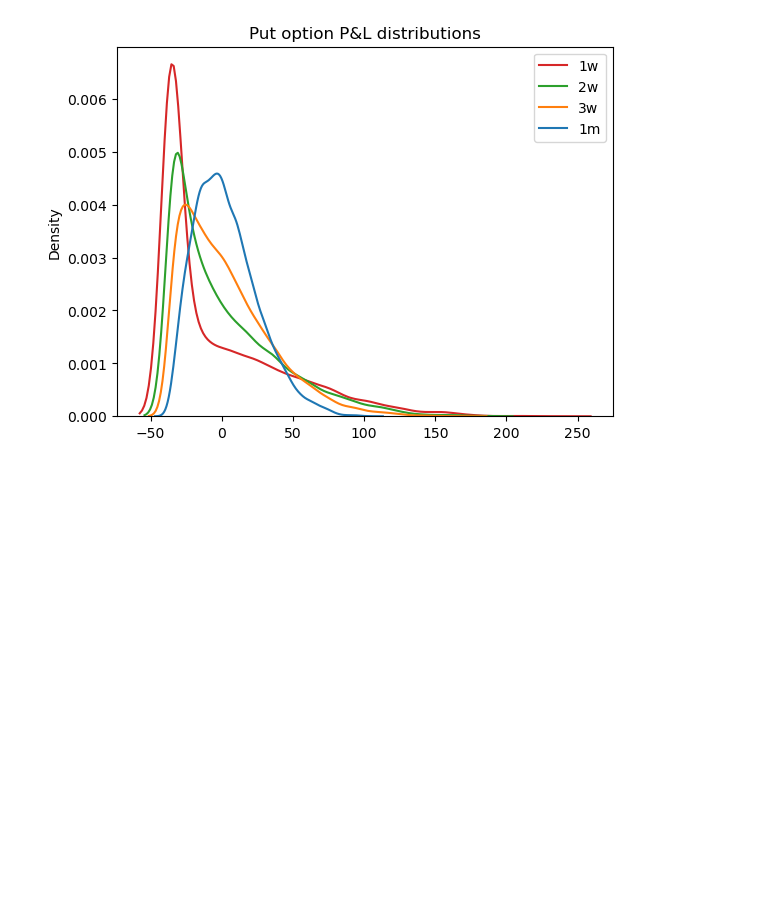
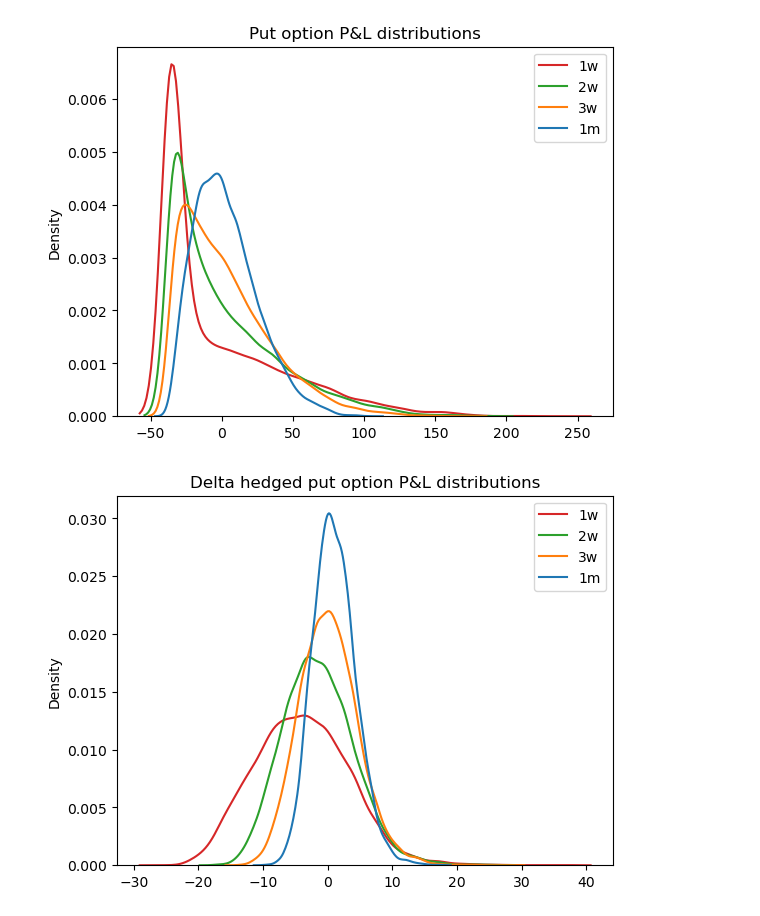
Before and after one commit to fortitudo-tech/pcrm-book, a Jupyter notebook: code/chapter4/chapter4_4.ipynb, the cells around one changed output. Drawn from its saved outputs; the diff is of its cells as text; code cells hidden in the pictures; blank space fills up the shorter version.

```diff
--- a/code/chapter4/chapter4_4.ipynb
+++ b/code/chapter4/chapter4_4.ipynb
@@ -65,3 +66,19 @@ strategy_horizon_pnl = np.full((S, len(horizons)), np.nan) # 1w, 2w, 3w, and 1m
 for i, horizon in enumerate(horizons):
     F = ft.forward(spot_sim[:, horizon], rate_sim[:, horizon], q, T - horizon / 252)
     option_horizon_pnl[:, i] = ft.put_option(F, K, vol_sim[:, horizon], rate_sim[:, horizon], T - horizon / 252) - p_0
+# %%
+strategy_horizon_pnl = np.full((S, len(horizons)), np.nan) # 1w, 2w, 3w, and 1m
+delta_hedging_pnl = np.full((S, horizons[-1] + 1), np.nan)
+
+current_spot = S_0 * np.ones(S)
+current_delta = -delta_initial * np.ones(S)
+for s in range(21):
+    F = ft.forward(spot_sim[:, s], rate_sim[:, s], q, T - (s + 1 - 1e-7) / 252)
+    delta_hedging_pnl[:, s] = (spot_sim[:, s] - current_spot) * current_delta
+    current_spot = spot_sim[:, s]
+    current_delta = -compute_put_delta(F, K, vol_sim[:, s], T - (s + 1 - 1e-7) / 252)
+
+delta_hedging_pnl = np.cumsum(delta_hedging_pnl, axis=1)
+
+for i, horizon in enumerate(horizons):
+    strategy_horizon_pnl[:, i] = delta_hedging_pnl[:, horizon] + option_horizon_pnl[:, i]
@@ -72,3 +91,10 @@ plt.title('Put option P&L distributions')
 plt.show()
 # %% [output]
 [figure]
+# %%
+sns.kdeplot(strategy_horizon_pnl)
+plt.legend(['1w', '2w', '3w', '1m'])
+plt.title('Delta hedged put option P&L distributions')
+plt.show()
+# %% [output]
+[figure, added]
```
Also changed, not shown: parts of 6 cells of this notebook.
